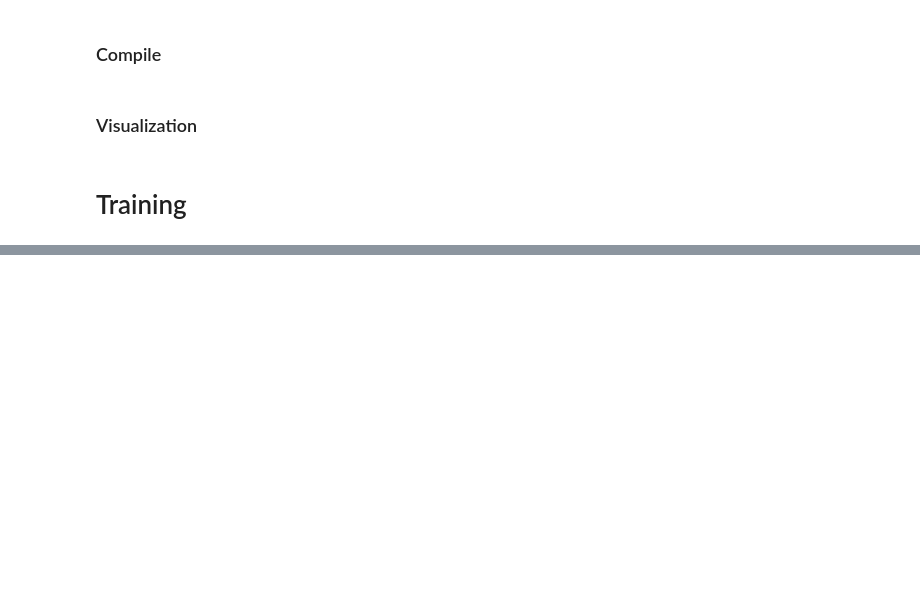
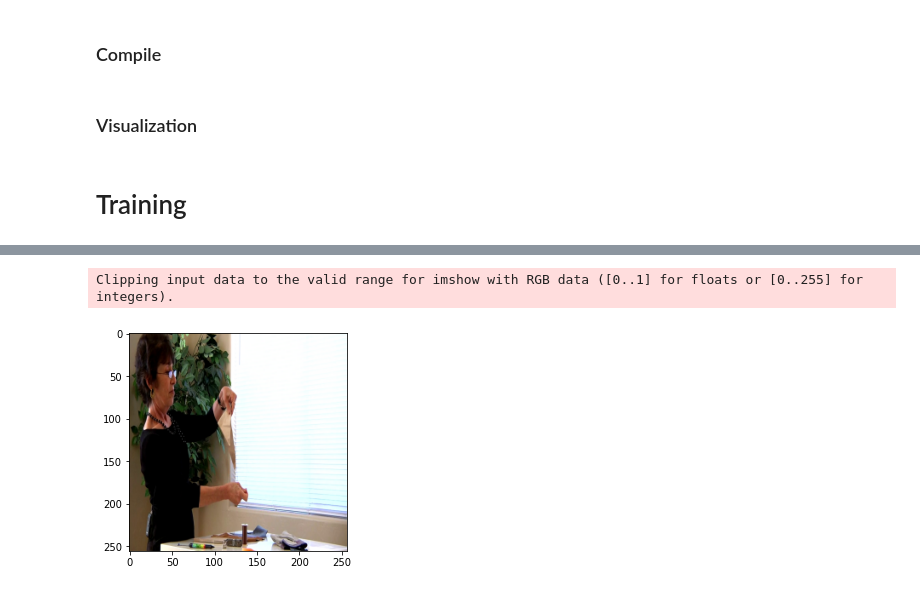
Before and after one commit to EverySports/Deep-Learning, a Jupyter notebook: Train.ipynb, the cells around one changed output, grey strips where cells are left out. Drawn from its saved outputs; the diff is of its cells as text; code cells hidden in the pictures; blank space fills up the shorter version.

Commit message:
Fix spine data and Add inference code

```diff
--- a/Train.ipynb
+++ b/Train.ipynb
@@ -35,3 +37,15 @@ seed_everything(SEED)
+# %%
+learning_rate = 1e-4
+optimizer = tf.keras.optimizers.Adam(learning_rate)
+
+batch_size = 8
+mode = 'mobilenet_v1'
+EPOCHS = 100
+
+alpha = .25
+gamma = 2
+
+ckpt_path = '20200814'
 # %%
 TRAIN_ROOT_PATH = f'../../Datasets/mpii_human_pose_v1'
 pd.set_option('display.max_columns', None)
@@ -436,7 +427,19 @@ Epoch 4/10
+# %%
+inf_gen = DataGenerator(
+    list_IDs = validation_df.index,
+    df = df,
+    batch_size = 1,
+    shuffle = False,
+    image_paths = validation_df['NAME'],
+    mode = 'fit',
+)
 # %%
-img, regr = val_gen.__getitem__(1)
-result = model(img)
+img, regr = inf_gen.__getitem__(1)
+result = inf_model(img)
 # %%
-plt.imshow(img[1])
+plt.imshow(img[0])
 plt.show()
+# %% [output]
+Clipping input data to the valid range for imshow with RGB data ([0..1] for floats or [0..255] for integers).
+[figure, added]
 # %%
```
Also changed, not shown: parts of 15 cells of this notebook.
